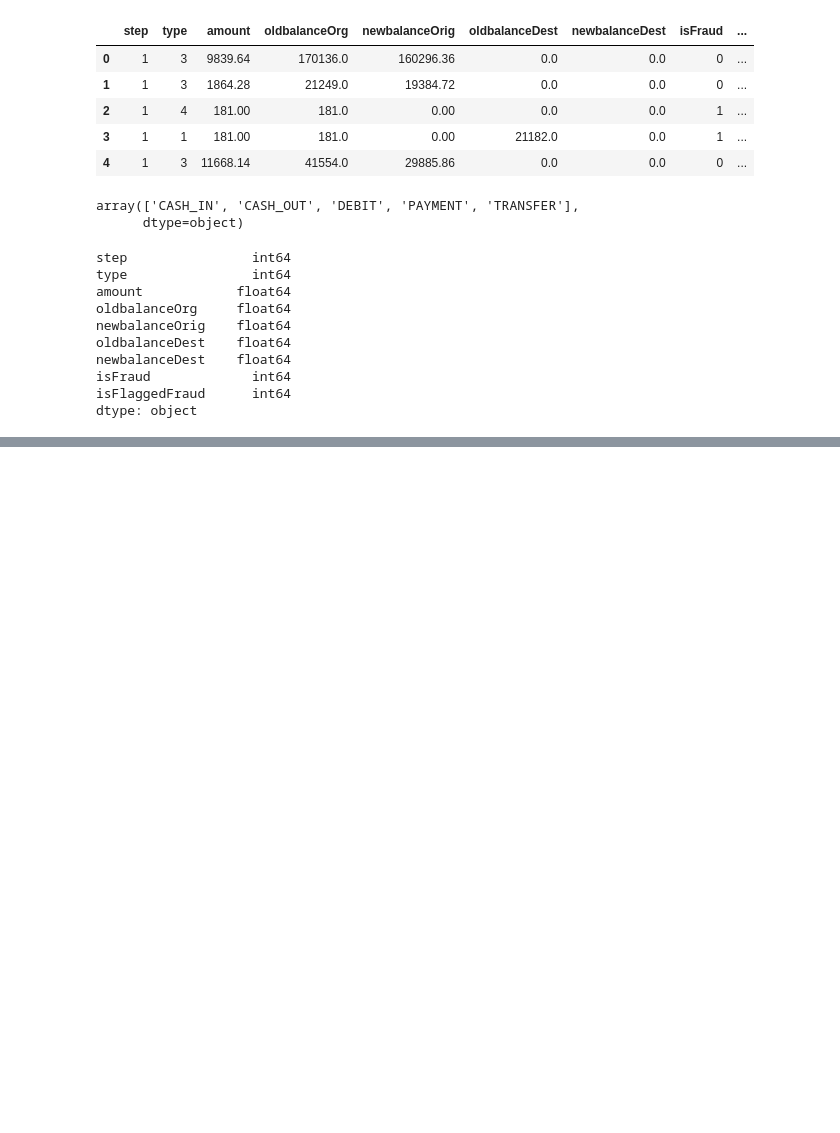
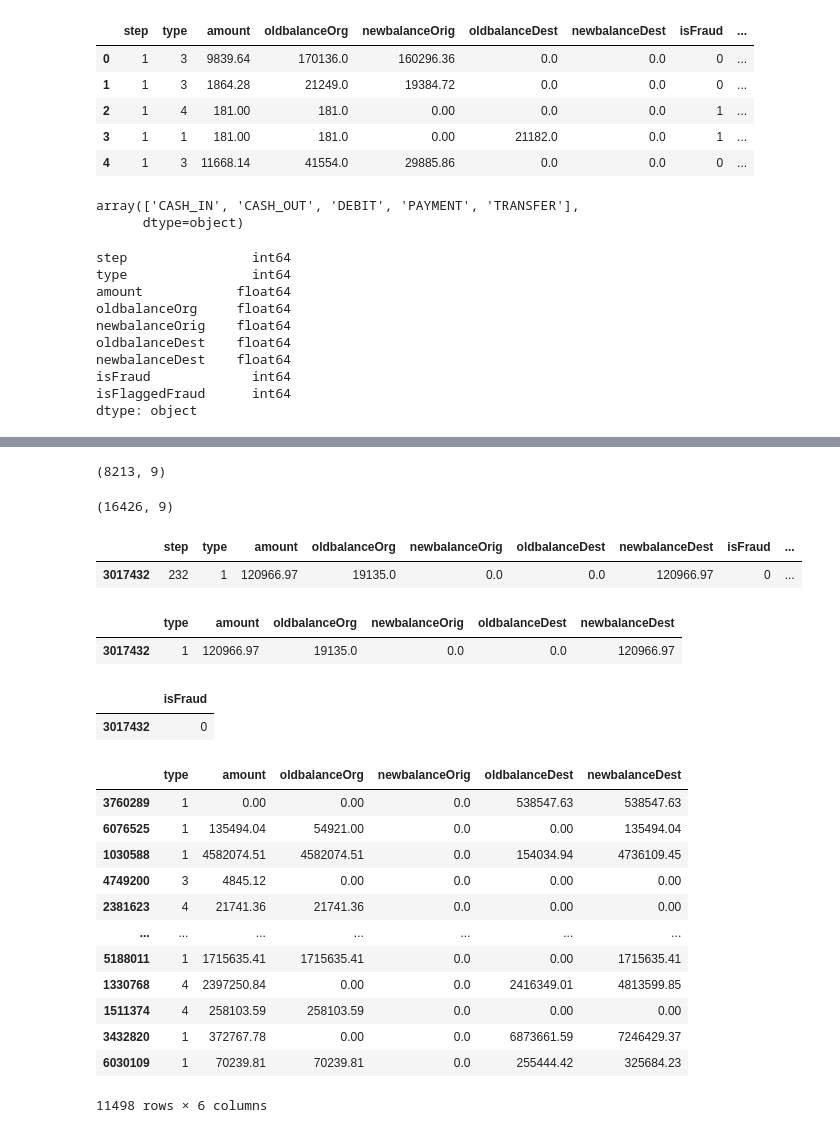
Before and after one commit to knowell41/Tech-Explorer-Fraud-Detection-API, a Jupyter notebook: notebook/Analysis.ipynb, the cells around one changed output, grey strips where cells are left out. Saved outputs shown, nothing was run; the diff lists cells and outputs as text; code cells hidden in the pictures; blank space fills up the shorter version.

```diff
--- a/notebook/Analysis.ipynb
+++ b/notebook/Analysis.ipynb
@@ -200,3 +198,36 @@ Name: isFraud, dtype: int64
+# %%
+# randomly select non fraud transaction to add ot final train set
+
+
+fraud_transaction_count = len(raw_data_fraud)
+raw_data_legit_selected = raw_data_legit.sample(fraud_transaction_count)
+raw_data_legit_selected.shape
+# %% [output]
+(8213, 9)
+# %%
+final_raw_data_trimmed = pd.concat([raw_data_legit_selected, raw_data_fraud])
+final_raw_data_trimmed.shape
+# %% [output]
+(16426, 9)
+# %%
+final_raw_data_trimmed.head(1)
+# %% [output]
+|  | step | type | amount | oldbalanceOrg | newbalanceOrig | oldbalanceDest | newbalanceDest | isFraud | ... |
+| 3017432 | 232 | 1 | 120966.97 | 19135.0 | 0.0 | 0.0 | 120966.97 | 0 | ... |
+# %%
+# separate input variables to target output variable
+
+X = final_raw_data_trimmed.iloc[:, [1,2,3,4,5,6]]
+X.head(1)
+# %% [output]
+|  | type | amount | oldbalanceOrg | newbalanceOrig | oldbalanceDest | newbalanceDest |
+| 3017432 | 1 | 120966.97 | 19135.0 | 0.0 | 0.0 | 120966.97 |
+# %%
+y = pd.DataFrame(final_raw_data_trimmed["isFraud"])
+y.head(1)
+# %% [output]
+|  | isFraud |
+| 3017432 | 0 |
 # %%
 # split data to training and test set
 
@@ -205,0 +239,16 @@ X_train, X_test, y_train, y_test = train_test_split(X, y, test_size=0.3, random_
+# %%
+X_train
+# %% [output]
+|  | type | amount | oldbalanceOrg | newbalanceOrig | oldbalanceDest | newbalanceDest |
+| 3760289 | 1 | 0.00 | 0.00 | 0.0 | 538547.63 | 538547.63 |
+| 6076525 | 1 | 135494.04 | 54921.00 | 0.0 | 0.00 | 135494.04 |
+| 1030588 | 1 | 4582074.51 | 4582074.51 | 0.0 | 154034.94 | 4736109.45 |
+| 4749200 | 3 | 4845.12 | 0.00 | 0.0 | 0.00 | 0.00 |
+| 2381623 | 4 | 21741.36 | 21741.36 | 0.0 | 0.00 | 0.00 |
+| ... | ... | ... | ... | ... | ... | ... |
+| 5188011 | 1 | 1715635.41 | 1715635.41 | 0.0 | 0.00 | 1715635.41 |
+| 1330768 | 4 | 2397250.84 | 0.00 | 0.0 | 2416349.01 | 4813599.85 |
+| 1511374 | 4 | 258103.59 | 258103.59 | 0.0 | 0.00 | 0.00 |
+| 3432820 | 1 | 372767.78 | 0.00 | 0.0 | 6873661.59 | 7246429.37 |
+| 6030109 | 1 | 70239.81 | 70239.81 | 0.0 | 255444.42 | 325684.23 |
+11498 rows × 6 columns
```
Also changed, not shown: parts of 25 cells of this notebook, 1 other file.
